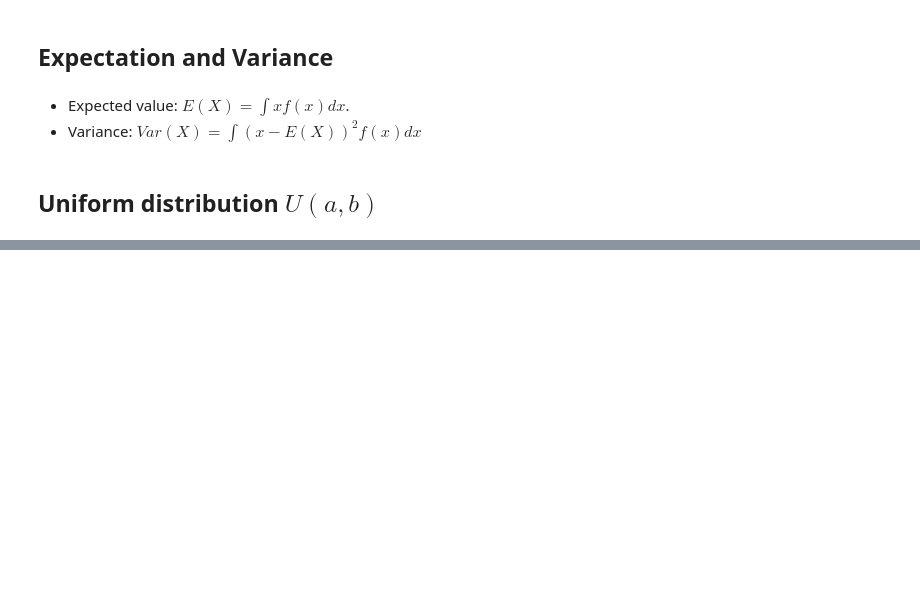
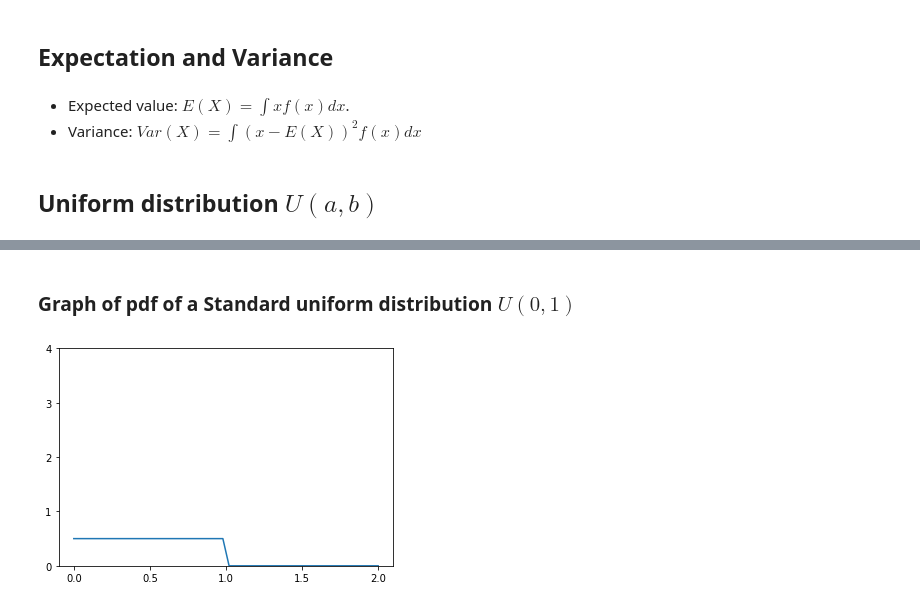
Before and after one commit to arun-jathari/academics, a Jupyter notebook: Stats 1.ipynb, the cells around one changed output, grey strips where cells are left out. Drawn from its saved outputs; the diff is of its cells as text; code cells hidden in the pictures; blank space fills up the shorter version.

```diff
--- a/Stats 1.ipynb
+++ b/Stats 1.ipynb
@@ -2304,0 +2346,18 @@ denoted $X ∼ U(a, b)$,
+# %% [markdown]
+### Graph of pdf of a Standard uniform distribution $U(0, 1)$
+# %%
+import numpy as np
+import matplotlib.pyplot as plt
+l = 0
+u = 1
+lb = 0
+ub = 2
+y = [0.5 if (i>=l and i<=u) else 0 for i in np.linspace(lb,ub,50) ]
+X = np.linspace(lb,ub,50)
+plt.plot(X,y)
+plt.ylim(0,4)
+plt.xticks([0,0.5,1,1.5,2])
+plt.yticks([0,1,2,3,4])
+plt.show()
+# %% [output]
+[figure, added]
```
Also changed, not shown: parts of 12 cells of this notebook, 1 other file.
